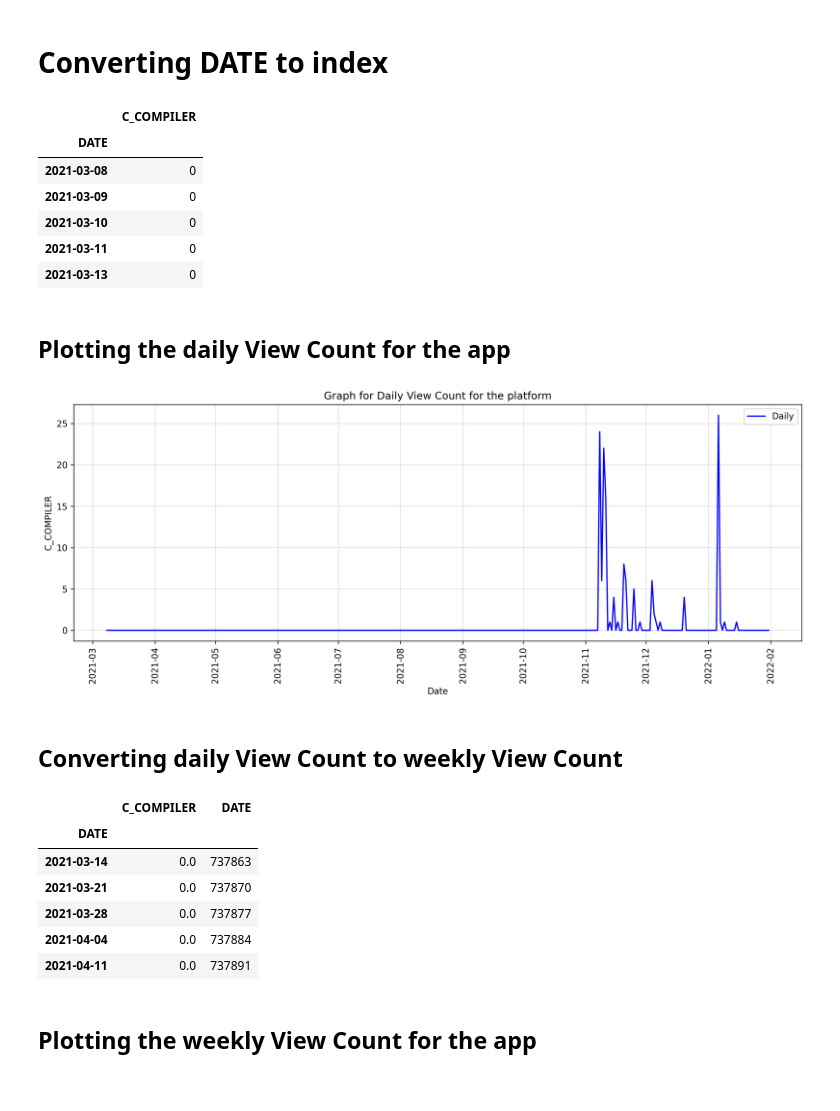
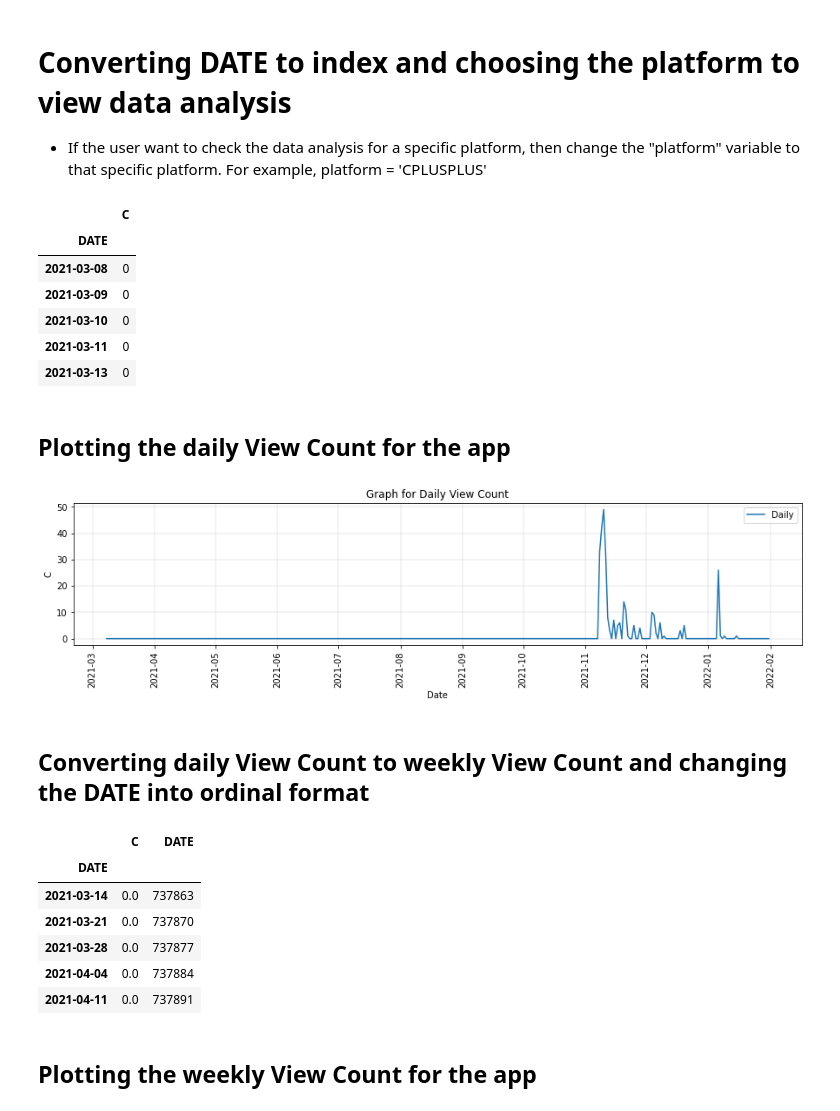
Before and after one commit to PrajjwalPathak/One-Percent-Projects, a Jupyter notebook: Data_Analysis/DataPrediction_CDM_App_Date_Apple.ipynb, the cells around one changed output. Cells and saved outputs as stored; diff of their text form; code cells hidden in the pictures.

Commit message:
Update Console Digital Marketing App Date Google data prediction

```diff
--- a/Data_Analysis/DataPrediction_CDM_App_Date_Apple.ipynb
+++ b/Data_Analysis/DataPrediction_CDM_App_Date_Apple.ipynb
@@ -4,4 +4,5 @@ import seaborn as sns
 import matplotlib.pyplot as plt
 from xgboost import XGBRegressor
 pd.options.mode.chained_assignment = None
+plt.rcParams.update({'figure.max_open_warning': 0})
 # %% [markdown]
@@ -9,4 +10,17 @@ pd.options.mode.chained_assignment = None
 # %%
 df = pd.read_csv('CONSOLE_DIGITAL_MARKETING_APP_DATE_APPLE.csv', parse_dates=['DATE'], dayfirst=True)
+df['C'] = df['C_COMPILER'] + df['C_TUTORIAL']
+df['CPLUSPLUS'] = df['CPLUSPLUS_COMPILER'] + df['CPLUSPLUS_TUTORIAL']
+df['CSHARP'] = df['CSHARP_COMPILER'] + df['CSHARP_TUTORIAL']
+df['DART'] = df['DART_COMPILER'] + df['DART_TUTORIAL']
+df['GO'] = df['GO_COMPILER'] + df['GO_TUTORIAL']
+df['JAVA'] = df['JAVA_COMPILER'] + df['JAVA_TUTORIAL']
+df['JAVASCRIPT'] = df['JAVASCRIPT_COMPILER'] + df['JAVASCRIPT_TUTORIAL']
+df['KOTLIN'] = df['KOTLIN_COMPILER'] + df['KOTLIN_TUTORIAL']
+df['PHP'] = df['PHP_COMPILER'] + df['PHP_TUTORIAL']
+df['PYTHON'] = df['PYTHON_COMPILER'] + df['PYTHON_TUTORIAL']
+df['RUBY'] = df['RUBY_COMPILER'] + df['RUBY_TUTORIAL']
+df['SWIFT'] = df['SWIFT_COMPILER'] + df['SWIFT_TUTORIAL']
+df.drop(labels=['C_COMPILER', 'C_TUTORIAL', 'CPLUSPLUS_COMPILER', 'CPLUSPLUS_TUTORIAL', 'CSHARP_COMPILER', 'CSHARP_TUTORIAL', 'DART_COMPILER','DART_TUTORIAL', 'GO_COMPILER', 'GO_TUTORIAL', 'JAVA_COMPILER', 'JAVA_TUTORIAL', 'JAVASCRIPT_COMPILER', 'JAVASCRIPT_TUTORIAL', 'KOTLIN_COMPILER', 'KOTLIN_TUTORIAL', 'PHP_COMPILER', 'PHP_TUTORIAL', 'PYTHON_COMPILER', 'PYTHON_TUTORIAL', 'RUBY_COMPILER', 'RUBY_TUTORIAL', 'SWIFT_COMPILER', 'SWIFT_TUTORIAL'], axis=1, inplace=True)
 df.head()
 # %% [output]
@@ -20,11 +34,15 @@ df.head()
 # %% [markdown]
-# Converting DATE to index
+# Converting DATE to index and choosing the platform to view data analysis
+- If the user want to check the data analysis for a specific platform, then change the "platform" variable to that specific platform. For example, platform = 'CPLUSPLUS'
 # %%
-df = df.iloc[:,0:2]
-df.set_index("DATE",inplace=True)
-df.head()
+#for platform in df.columns[1:]:
+#    print(platform)
+platfrom = 'C'
+data=pd.DataFrame({'DATE': df['DATE'], '{}'.format(platfrom): df['{}'.format(platfrom)]})
+data.set_index("DATE",inplace=True)
+data.head()
 # %% [output]
-|  | C_COMPILER |
+|  | C |
 | DATE |  |
 | 2021-03-08 | 0 |
 | 2021-03-09 | 0 |
@@ -34,26 +52,26 @@ df.head()
 # %% [markdown]
 ## Plotting the daily View Count for the app
 # %%
-plt.rcParams.update({'figure.figsize': (15, 5), 'figure.dpi':300})
+plt.rcParams.update({'figure.figsize': (15, 3)})
 fig, ax = plt.subplots()
-sns.lineplot(data=df, x='DATE', y='C_COMPILER', label ='Daily', color='Blue')
+sns.lineplot(data=data, x='DATE', y=data.columns[0], label ='Daily')
 plt.xlabel('Date')
-plt.ylabel('C_COMPILER')
-plt.title('Graph for Daily View Count for the platform')
+plt.ylabel(data.columns[0])
+plt.title('Graph for Daily View Count')
 plt.grid(linestyle='-', linewidth=0.3)
 ax.tick_params(axis='x', rotation=90)
 # %% [output]
-[figure, old version]
+[figure, new version]
 # %% [markdown]
-## Converting daily View Count to weekly View Count
+## Converting daily View Count to weekly View Count and changing the DATE into ordinal format
 # %%
 import datetime as dt
-df = df.resample('w').mean()
-df['DATE'] = df.index
-df['DATE'] = df['DATE'].map(dt.datetime.toordinal)
-df.head()
+data = data.resample('w').mean()
+data['DATE'] = data.index
+data['DATE'] = data['DATE'].map(dt.datetime.toordinal)
+data.head()
 # %% [output]
-|  | C_COMPILER | DATE |
+|  | C | DATE |
 | DATE |  |  |
 | 2021-03-14 | 0.0 | 737863 |
 | 2021-03-21 | 0.0 | 737870 |
```
Also changed, not shown: parts of 11 cells of this notebook, 1 other file.
